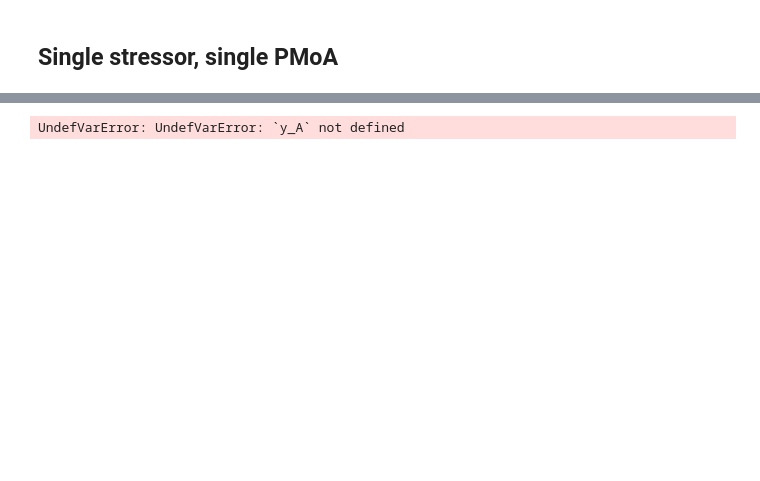
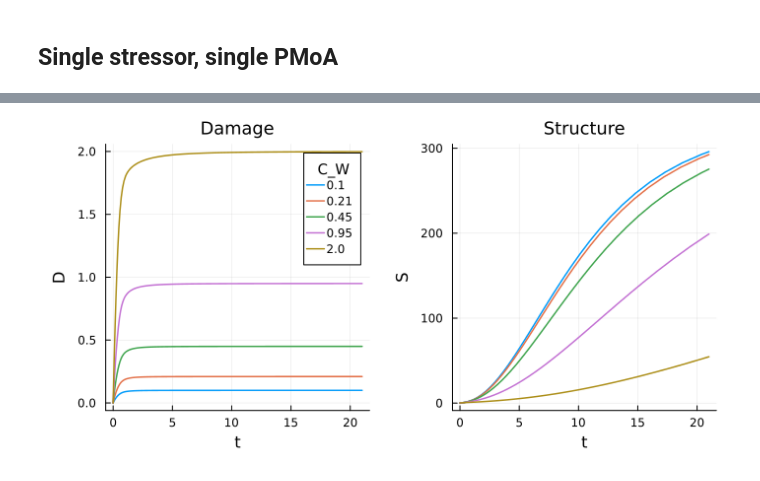
Before and after one commit to SimonHansul/DEBBase.jl, a Jupyter notebook: notebooks/ImplementationVerification/ImplementationVerification_20231229_TD.ipynb, the cells around one changed output, grey strips where cells are left out. Drawn from its saved outputs; the diff is of its cells as text; code cells hidden in the pictures; blank space fills up the shorter version.

Commit message:
Introduced BaseParams type

```diff
--- a/notebooks/ImplementationVerification/ImplementationVerification_20231229_TD.ipynb
+++ b/notebooks/ImplementationVerification/ImplementationVerification_20231229_TD.ipynb
@@ -9,17 +15,17 @@ default(leg = false, titlefontsize = 12, legendtitlefontsize = 10, lw = 1.5)
 # %%
 glb = GlobalBaseParams()
 deb = DEBBaseParams(k_D_G = [1.], drc_params_G = [(1., 2.)])
 
 isolate_pmoas!(deb, ["G"])
 out = [
-    simulator(GlobalBaseParams(C_W = [C_W]), deb) for C_W in round.(10 .^ range(log10(0.1), log10(2.), length = 5), sigdigits = 2)
+    simulator(BaseParams(glb = GlobalBaseParams(C_W = [C_W]), deb = deb)) for C_W in round.(10 .^ range(log10(0.1), log10(2.), length = 5), sigdigits = 2)
     ] |>
 x -> vcat(x...)
 
 @df out plot(
     plot(:t, :D_G_1, group = :C_W_1, ylabel = "D", title = "Damage", leg = true, legendtitle = "C_W"),
     plot(:t, :S, group = :C_W_1, ylabel = "S", title = "Structure"),
     xlabel = "t", size = (700,350), bottommargin = 5mm, leftmargin = 5mm
 )
 # %% [output]
-UndefVarError: UndefVarError: `y_A` not defined
+[figure, added]
```
Also changed, not shown: parts of 2 cells of this notebook, 6 other files.
